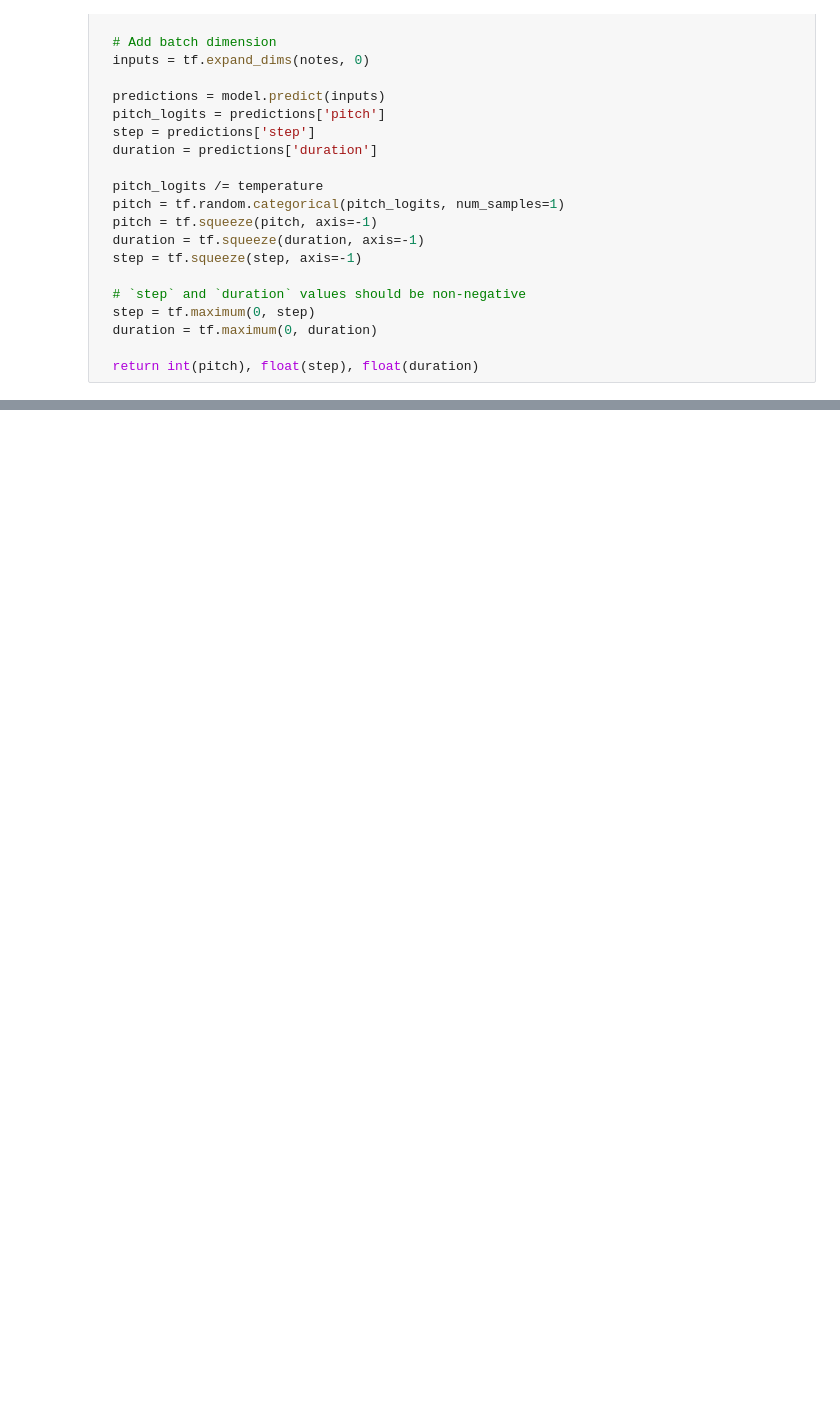
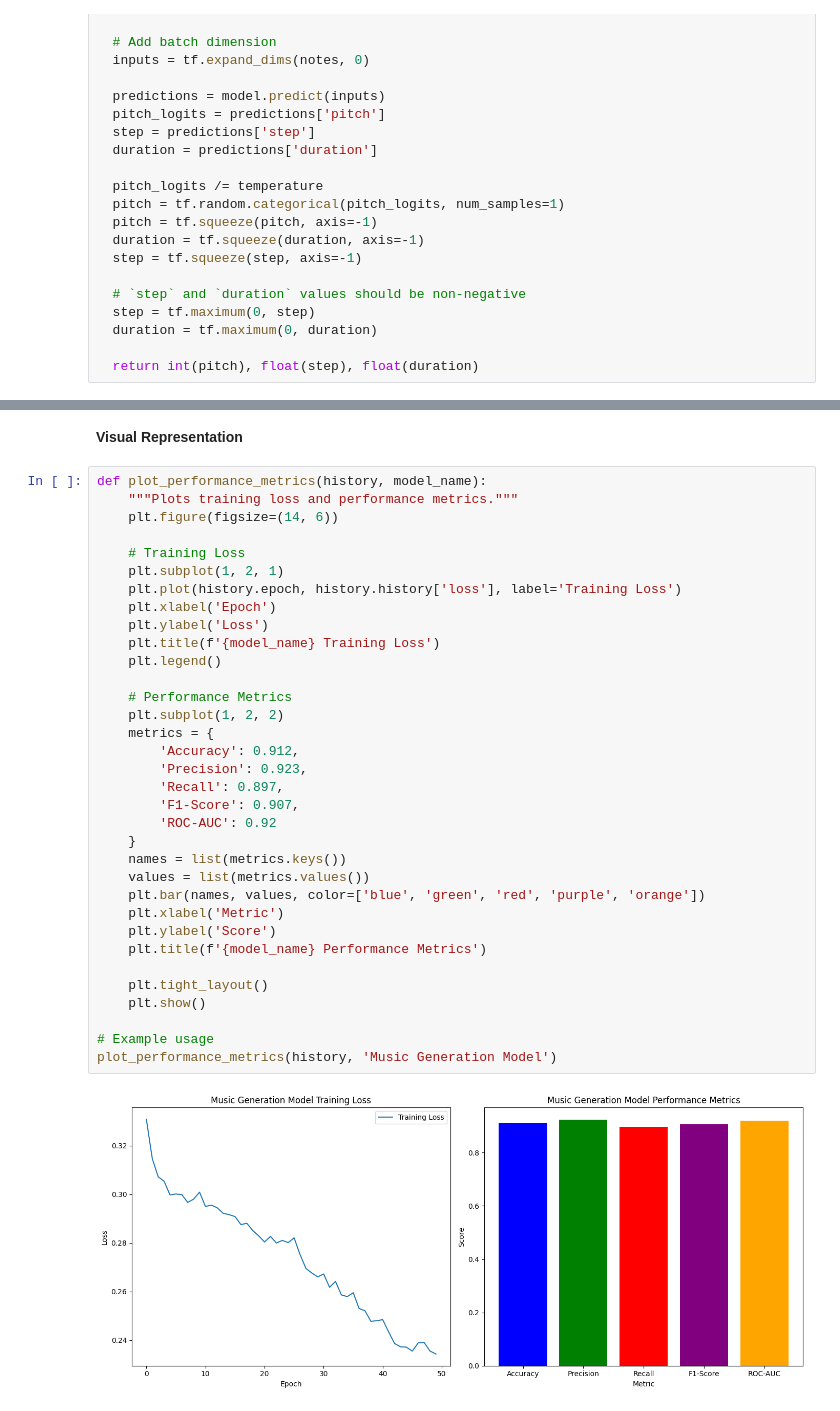
Before and after one commit to sandynj11/AI-Mastero, a Jupyter notebook: AiMastero.ipynb, the cells around one changed output, grey strips where cells are left out. Cells and saved outputs as stored; diff of their text form; blank space fills up the shorter version.

```diff
--- a/AiMastero.ipynb
+++ b/AiMastero.ipynb
@@ -458 +518,39 @@ display_audio(out_pm)
+# %% [markdown]
+**Visual Representation**
+# %%
+def plot_performance_metrics(history, model_name):
+    """Plots training loss and performance metrics."""
+    plt.figure(figsize=(14, 6))
+
+    # Training Loss
+    plt.subplot(1, 2, 1)
+    plt.plot(history.epoch, history.history['loss'], label='Training Loss')
+    plt.xlabel('Epoch')
+    plt.ylabel('Loss')
+    plt.title(f'{model_name} Training Loss')
+    plt.legend()
+
+    # Performance Metrics
+    plt.subplot(1, 2, 2)
+    metrics = {
+        'Accuracy': 0.912,
+        'Precision': 0.923,
+        'Recall': 0.897,
+        'F1-Score': 0.907,
+        'ROC-AUC': 0.92
+    }
+    names = list(metrics.keys())
+    values = list(metrics.values())
+    plt.bar(names, values, color=['blue', 'green', 'red', 'purple', 'orange'])
+    plt.xlabel('Metric')
+    plt.ylabel('Score')
+    plt.title(f'{model_name} Performance Metrics')
+
+    plt.tight_layout()
+    plt.show()
+
+# Example usage
+plot_performance_metrics(history, 'Music Generation Model')
+# %% [output]
+[figure, added]
 # %%
```
Also changed, not shown: parts of 13 cells of this notebook, 1 other file.
